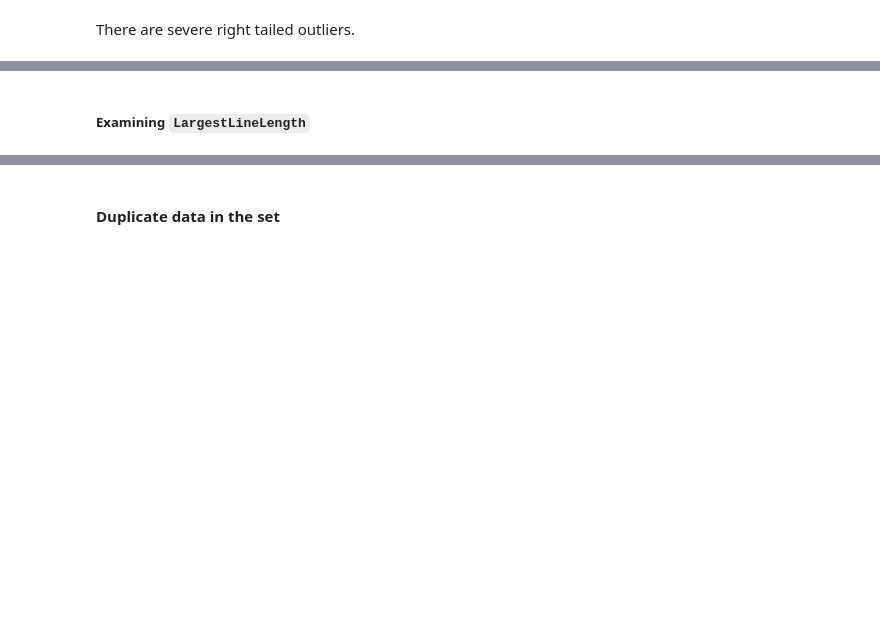
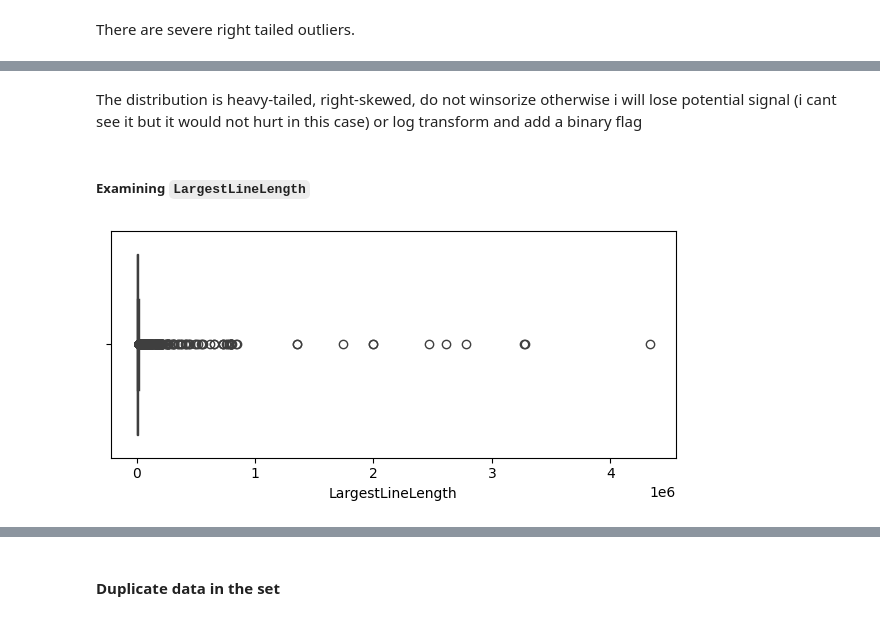
Before and after one commit to CatoYang/AIAP-Assessments, a Jupyter notebook: AIAP22 EDA.ipynb, the cells around one changed output, grey strips where cells are left out. Drawn from its saved outputs; the diff is of its cells as text; code cells hidden in the pictures; blank space fills up the shorter version.

```diff
--- a/AIAP22 EDA.ipynb
+++ b/AIAP22 EDA.ipynb
@@ -202,2 +202,12 @@ df_outliers.head(20)
+# %% [markdown]
+The distribution is heavy-tailed, right-skewed, do not winsorize otherwise i will lose potential signal (i cant see it but it would not hurt in this case) or log transform and add a binary flag
 # %% [markdown]
 ##### Examining `LargestLineLength`
+# %%
+# Displaying a simple plot
+plt.figure(figsize=(6, 3))
+sns.boxplot(x=df_data['LargestLineLength'])
+plt.tight_layout()
+plt.show()
+# %% [output]
+[figure, added]
```
Also changed, not shown: parts of 6 cells of this notebook, 2 other files.
